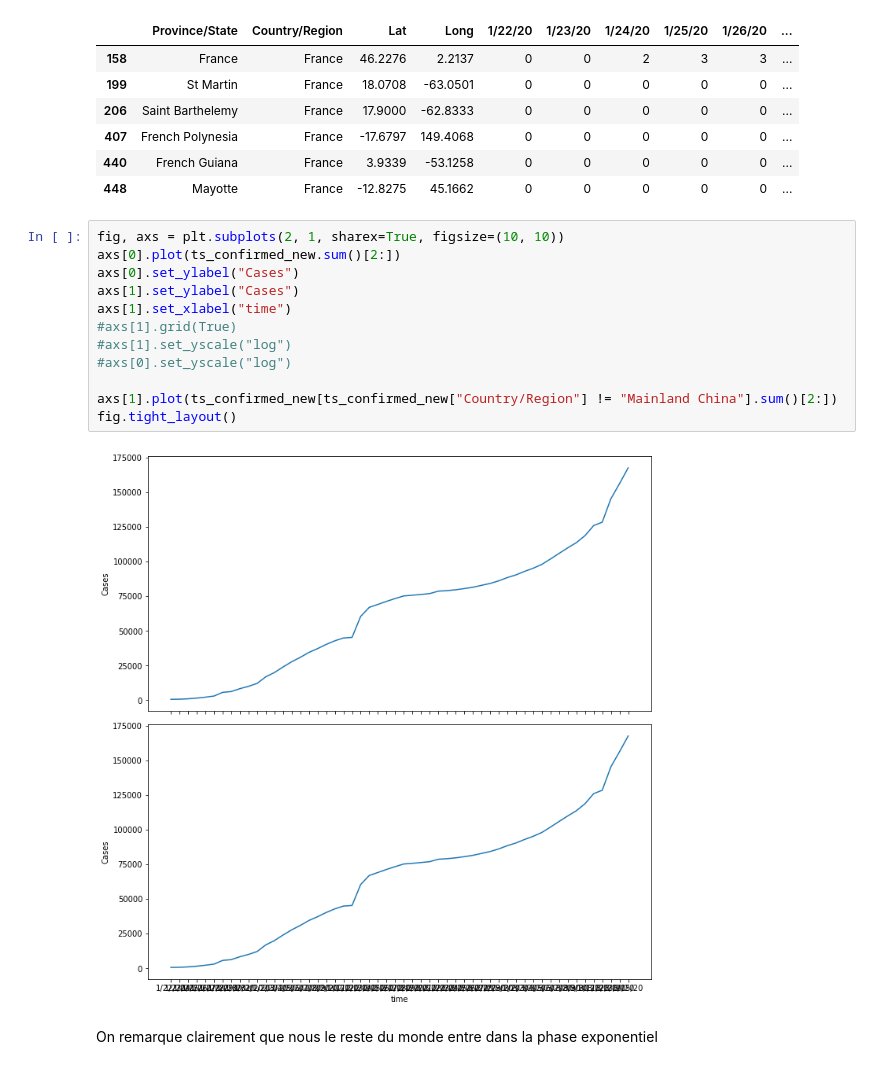
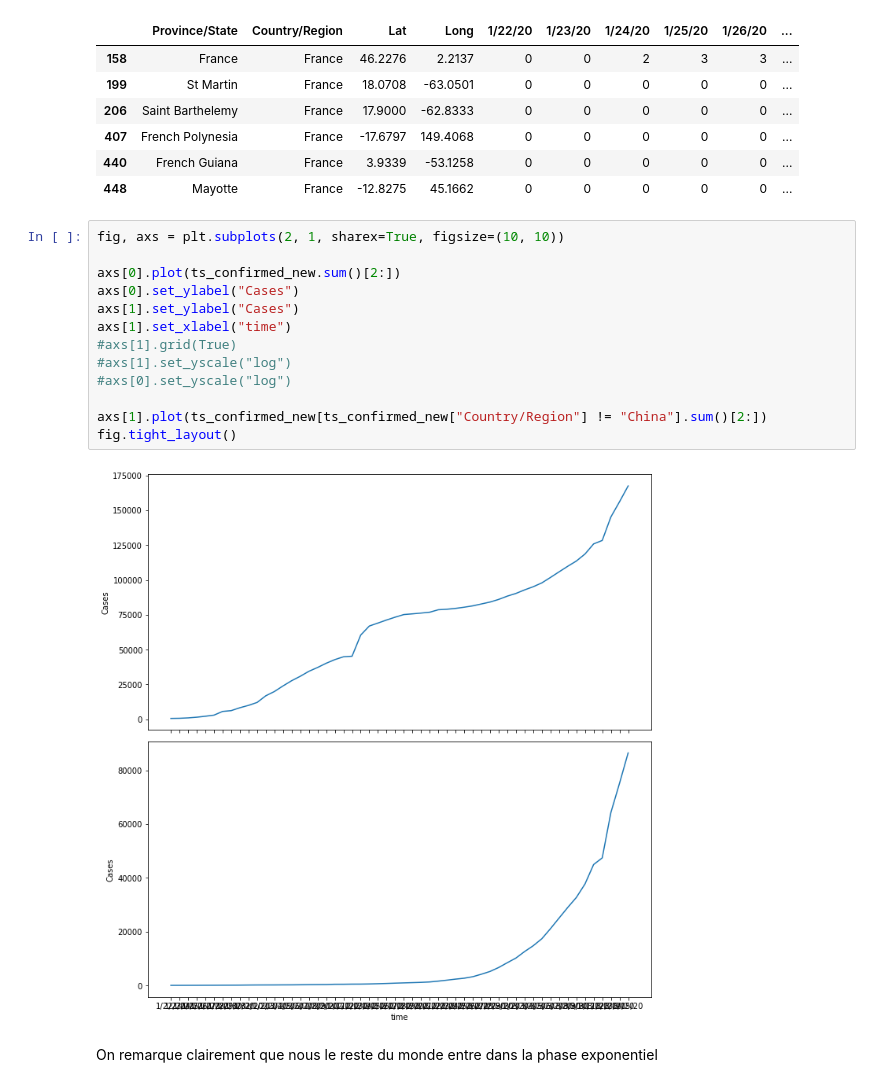
Before and after one commit to AmineDiro/Prediction-COVID19-France-, a Jupyter notebook: Prediction_saturation.ipynb, the cells around one changed output. Cells and saved outputs as stored; diff of their text form.

Commit message:
China

```diff
--- a/Prediction_saturation.ipynb
+++ b/Prediction_saturation.ipynb
@@ -36,18 +36,19 @@ ts_confirmed_new[ts_confirmed_new["Country/Region"] == "France"]
 | 448 | Mayotte | France | -12.8275 | 45.1662 | 0 | 0 | 0 | 0 | 0 | ... |
 # %%
 fig, axs = plt.subplots(2, 1, sharex=True, figsize=(10, 10))
+
 axs[0].plot(ts_confirmed_new.sum()[2:])
 axs[0].set_ylabel("Cases")
 axs[1].set_ylabel("Cases")
 axs[1].set_xlabel("time")
 #axs[1].grid(True)
 #axs[1].set_yscale("log")
 #axs[0].set_yscale("log")
 
-axs[1].plot(ts_confirmed_new[ts_confirmed_new["Country/Region"] != "Mainland China"].sum()[2:])
+axs[1].plot(ts_confirmed_new[ts_confirmed_new["Country/Region"] != "China"].sum()[2:])
 fig.tight_layout()
 # %% [output]
-[figure, old version]
+[figure, new version]
 # %% [markdown]
 On remarque clairement que nous le reste du monde entre dans la phase exponentiel
 # %% [markdown]
```
